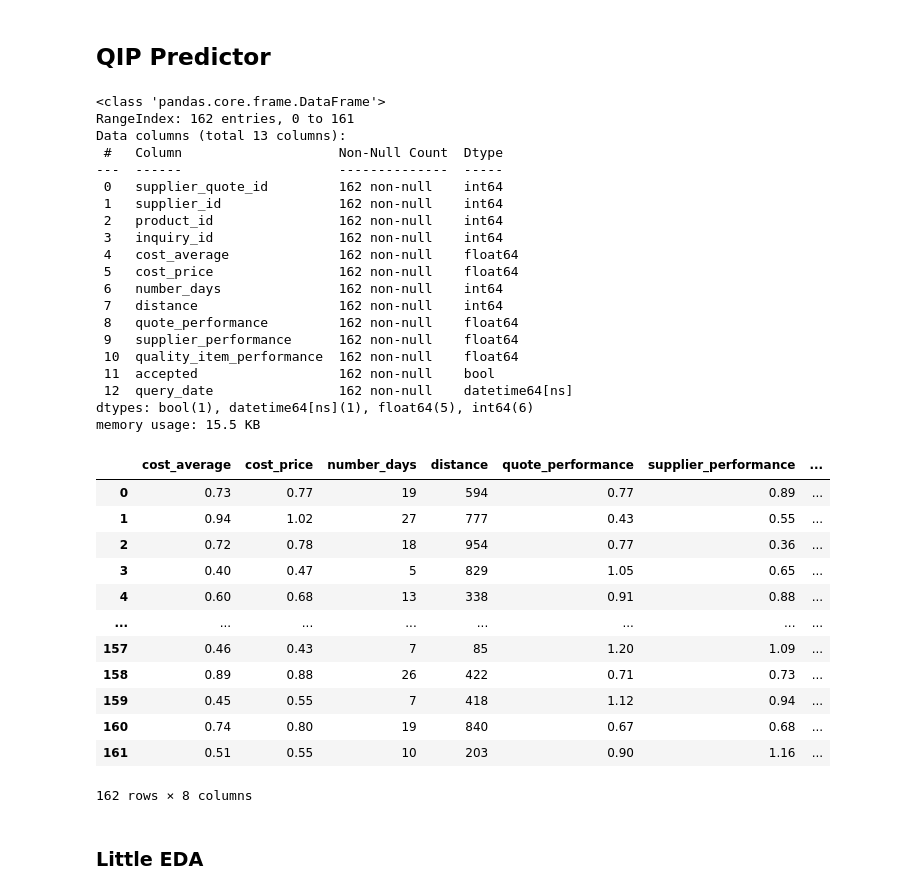
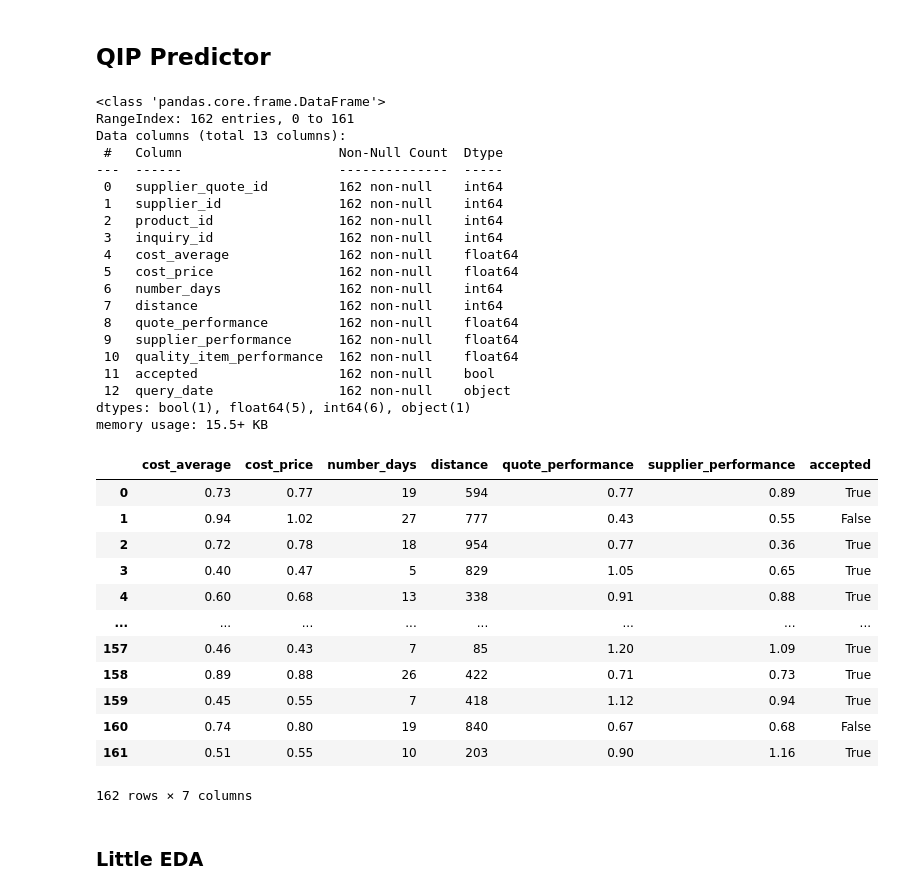
Before and after one commit to RauGarGom/HP_quote_process, a Jupyter notebook: tests.ipynb, the cells around one changed output. Drawn from its saved outputs; the diff is of its cells as text; code cells hidden in the pictures.

```diff
--- a/tests.ipynb
+++ b/tests.ipynb
@@ -5,8 +5,9 @@ from src import model as md
 # %%
 import pandas as pd
 # %%
-conn, cursor = md.db_connect()
-df_supplier_quotes = pd.read_sql("SELECT * FROM suppliers_quotes",conn)
+# conn, cursor = md.db_connect()
+# df_supplier_quotes = pd.read_sql("SELECT * FROM suppliers_quotes",conn)
+df_supplier_quotes = pd.read_csv('./data/csv/supplier_quotes.csv')
 df_supplier_quotes.info()
 # %% [output]
 <class 'pandas.core.frame.DataFrame'>
@@ -26,29 +27,29 @@ Data columns (total 13 columns):
  9   supplier_performance      162 non-null    float64
  10  quality_item_performance  162 non-null    float64
  11  accepted                  162 non-null    bool
- 12  query_date                162 non-null    datetime64[ns]
-dtypes: bool(1), datetime64[ns](1), float64(5), int64(6)
-memory usage: 15.5 KB
+ 12  query_date                162 non-null    object
+dtypes: bool(1), float64(5), int64(6), object(1)
+memory usage: 15.5+ KB
 # %%
 ### This stores the data
 df_supplier_quotes.to_csv('data/csv/supplier_quotes.csv', index=False)
 # %%
-df_sel = df_supplier_quotes[["cost_average","cost_price","number_days","distance","quote_performance","supplier_performance","quality_item_performance","accepted"]]
+df_sel = df_supplier_quotes[["cost_average","cost_price","number_days","distance","quote_performance","supplier_performance","accepted"]]
 df_sel
 # %% [output]
-|  | cost_average | cost_price | number_days | distance | quote_performance | supplier_performance | ... |
-| 0 | 0.73 | 0.77 | 19 | 594 | 0.77 | 0.89 | ... |
-| 1 | 0.94 | 1.02 | 27 | 777 | 0.43 | 0.55 | ... |
-| 2 | 0.72 | 0.78 | 18 | 954 | 0.77 | 0.36 | ... |
-| 3 | 0.40 | 0.47 | 5 | 829 | 1.05 | 0.65 | ... |
-| 4 | 0.60 | 0.68 | 13 | 338 | 0.91 | 0.88 | ... |
+|  | cost_average | cost_price | number_days | distance | quote_performance | supplier_performance | accepted |
+| 0 | 0.73 | 0.77 | 19 | 594 | 0.77 | 0.89 | True |
+| 1 | 0.94 | 1.02 | 27 | 777 | 0.43 | 0.55 | False |
+| 2 | 0.72 | 0.78 | 18 | 954 | 0.77 | 0.36 | True |
+| 3 | 0.40 | 0.47 | 5 | 829 | 1.05 | 0.65 | True |
+| 4 | 0.60 | 0.68 | 13 | 338 | 0.91 | 0.88 | True |
 | ... | ... | ... | ... | ... | ... | ... | ... |
-| 157 | 0.46 | 0.43 | 7 | 85 | 1.20 | 1.09 | ... |
-| 158 | 0.89 | 0.88 | 26 | 422 | 0.71 | 0.73 | ... |
-| 159 | 0.45 | 0.55 | 7 | 418 | 1.12 | 0.94 | ... |
-| 160 | 0.74 | 0.80 | 19 | 840 | 0.67 | 0.68 | ... |
-| 161 | 0.51 | 0.55 | 10 | 203 | 0.90 | 1.16 | ... |
+| 157 | 0.46 | 0.43 | 7 | 85 | 1.20 | 1.09 | True |
+| 158 | 0.89 | 0.88 | 26 | 422 | 0.71 | 0.73 | True |
+| 159 | 0.45 | 0.55 | 7 | 418 | 1.12 | 0.94 | True |
+| 160 | 0.74 | 0.80 | 19 | 840 | 0.67 | 0.68 | False |
+| 161 | 0.51 | 0.55 | 10 | 203 | 0.90 | 1.16 | True |
-162 rows × 8 columns
+162 rows × 7 columns
 # %% [markdown]
 ### Little EDA
 # %%
```
Also changed, not shown: parts of 14 cells of this notebook, 3 other files.
